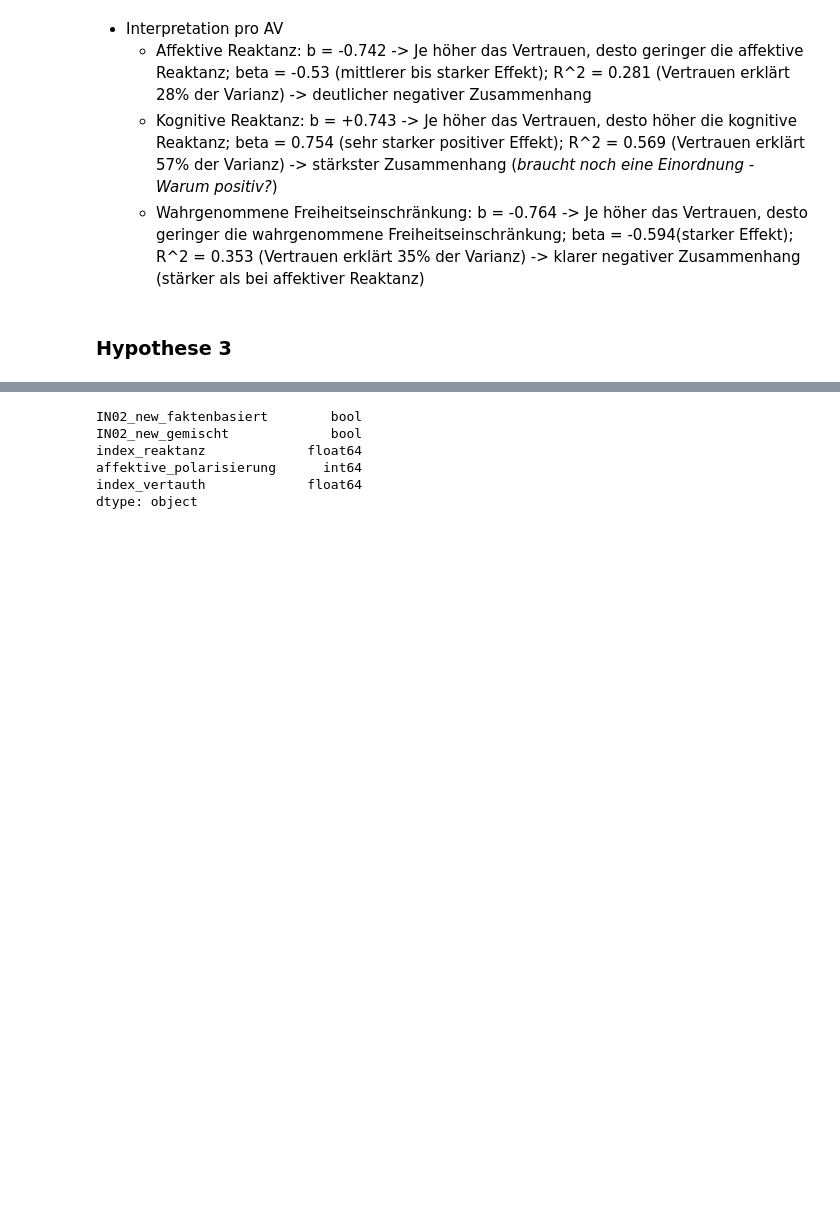
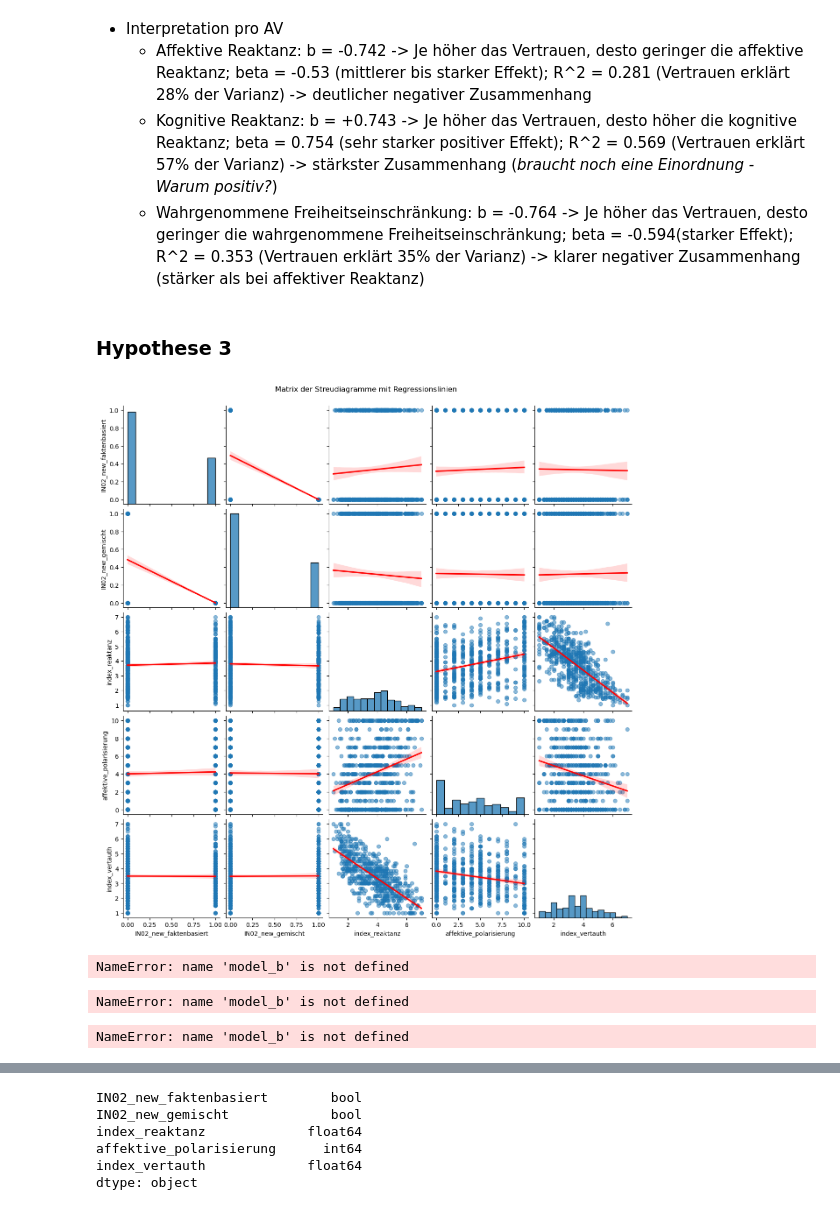
Before and after one commit to lara-polat/KI_Demokratie, a Jupyter notebook: analysis2.ipynb, the cells around one changed output, grey strips where cells are left out. Saved outputs shown, nothing was run; the diff lists cells and outputs as text; code cells hidden in the pictures; blank space fills up the shorter version.

```diff
--- a/analysis2.ipynb
+++ b/analysis2.ipynb
@@ -1256,7 +1363,71 @@ Interpretation: Pro Einheit mehr Vertrauen sinkt/steigt Wahrgenommene Freiheitse
 # %% [markdown]
 ### Hypothese 3
 # %%
-# Voraussetzungen prüfen!
+# Voraussetzungen prüfen für Mediationsanalyse mit Dummyvariablen "IN02_new_faktenbasiert" und "IN02_new_gemischt" als UV, Reaktanz "index_reaktanz" als Mediator, affektive Polarisierung "affektive_polarisierung" als AV und Vertrauen "index_vertauth" als Kontrollvariable
+# Linearität, Normalverteilung der Residuen, Homoskedastizität, Unabhängigkeit
+
+
+# Matrix der Streudiagramme (mit Loess-Regressionslinien und als Kern Gleichverteilung) -> Linearität prüfen
+import statsmodels.formula.api as smf
+def plot_pairwise_relationships(df, vars):
+   sns.pairplot(df[vars], kind='reg', plot_kws={'line_kws':{'color':'red'}, 'scatter_kws': {'alpha':0.5}})
+   plt.suptitle('Matrix der Streudiagramme mit Regressionslinien', y=1.02)
+relevante_variablen = [
+    "IN02_new_faktenbasiert",
+    "IN02_new_gemischt",
+    "index_reaktanz",
+    "affektive_polarisierung",
+    "index_vertauth"
+]
+plot_pairwise_relationships(df_masterprojekt1, relevante_variablen)
+plt.show()
+# %% [output]
+[figure, added]
+# %%
+# Residuenplot -> Normalverteilung der Residuen prüfen
+def plot_residuals(model, title):
+   residuals = model.resid
+   fitted = model.fittedvalues
+
+   plt.figure(figsize=(8, 6))
+   sns.residplot(x=fitted, y=residuals, lowess=True, line_kws={'color': 'red', 'lw': 1})
+   plt.title(f'Residuals vs Fitted - {title}')
+   plt.xlabel('Fitted values')
+   plt.ylabel('Residuals')
+   plt.axhline(0, color='grey', linestyle='--', lw=1)
+   plt.show()
+
+plot_residuals(model_b, "Residuenplot für H3")
+# %% [output]
+NameError: name 'model_b' is not defined
+# %%
+# Homoskedastizitätstest (Breusch-Pagan) -> Homoskedastizität prüfen
+from statsmodels.stats.diagnostic import het_breuschpagan
+def breusch_pagan_test(model):
+   lm, lm_pvalue, fvalue, f_pvalue = het_breuschpagan(model.resid, model.model.exog)
+   return pd.DataFrame({
+       'Lagrange Multiplier Statistic': [lm],
+       'p-Wert LM': [lm_pvalue],
+       'F-Statistic': [fvalue],
+       'p-Wert F': [f_pvalue]
+   }).round(4)
+
+result = breusch_pagan_test(model_b) # model_b ist das Regressionsmodell, das überprüft werden soll, den Namen habe ich aus der "# NEU" Mediationsanalyse übernommen.
+print("Breusch-Pagan Test:")
+print(result)
+# %% [output]
+NameError: name 'model_b' is not defined
+# %%
+# Unabhängigkeit der Residuen (Durbin-Watson) -> Unabhängigkeit prüfen
+from statsmodels.stats.stattools import durbin_watson
+def durbin_watson_test(model):
+   dw_stat = durbin_watson(model.resid)
+   return dw_stat
+
+result = durbin_watson_test(model_b)
+print(f"Durbin-Watson Statistik: {dw_result:.4f}")
+# %% [output]
+NameError: name 'model_b' is not defined
 # %%
 # Die Beziehung zwischen dem KS eines Chatbots und der affektiven Polarisierung wird durch die Reaktanz mediierend beeinflusst, wenn das Vertrauen in den Chatbot kontrolliert wird.
 
```
Also changed, not shown: parts of 12 cells of this notebook.
